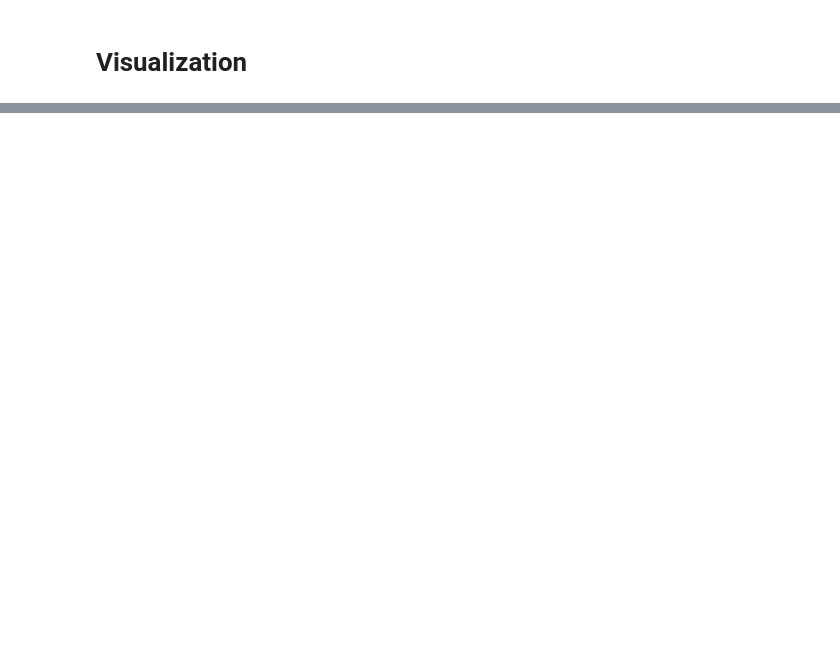
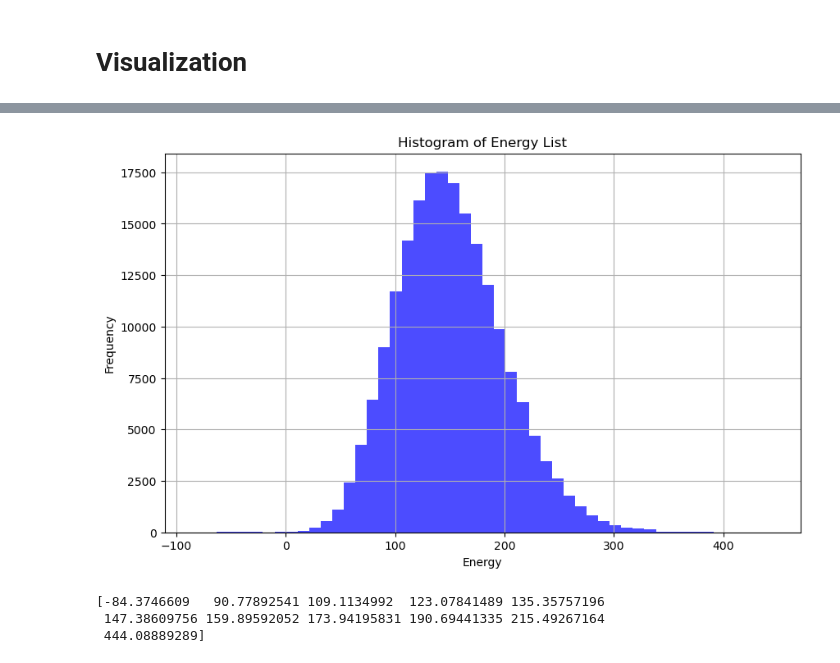
Before and after one commit to seonghyun26/cmd, a Jupyter notebook: data/alanine/dataset-visualize.ipynb, the cells around one changed output, grey strips where cells are left out. Cells and saved outputs as stored; diff of their text form; code cells hidden in the pictures; blank space fills up the shorter version.

```diff
--- a/data/alanine/dataset-visualize.ipynb
+++ b/data/alanine/dataset-visualize.ipynb
@@ -143,0 +187,17 @@ plt.show()
+# %%
+plt.figure(figsize=(10, 6))
+plt.hist(energy_list, bins=50, color='blue', alpha=0.7)
+plt.xlabel('Energy')
+plt.ylabel('Frequency')
+plt.title('Histogram of Energy List')
+plt.grid(True)
+plt.show()
+# %% [output]
+[figure, added]
+# %%
+bins = np.percentile(energy_list, np.linspace(0, 100, 11))
+print(bins)
+# %% [output]
+[-84.3746609   90.77892541 109.1134992  123.07841489 135.35757196
+ 147.38609756 159.89592052 173.94195831 190.69441335 215.49267164
+ 444.08889289]
```
Also changed, not shown: parts of 16 cells of this notebook, 17 other files.
